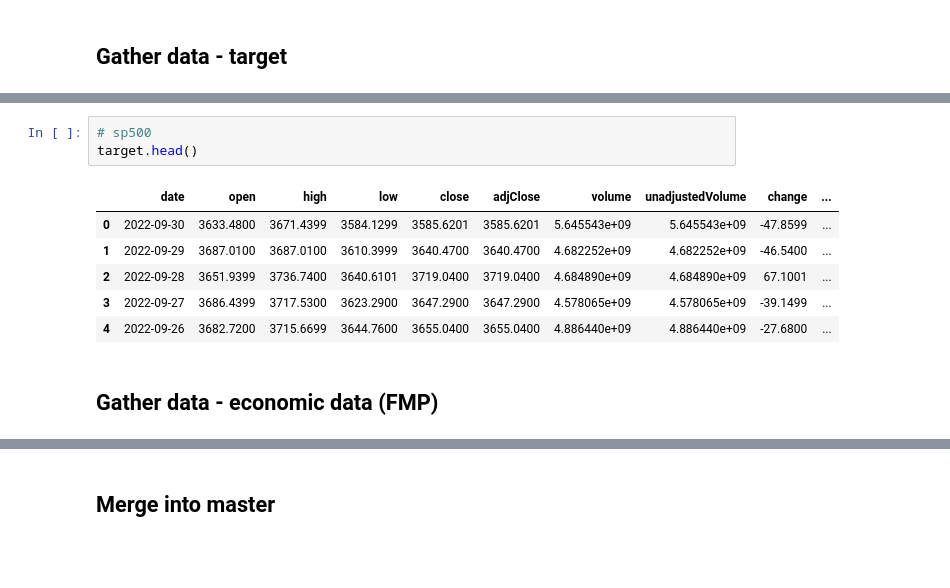
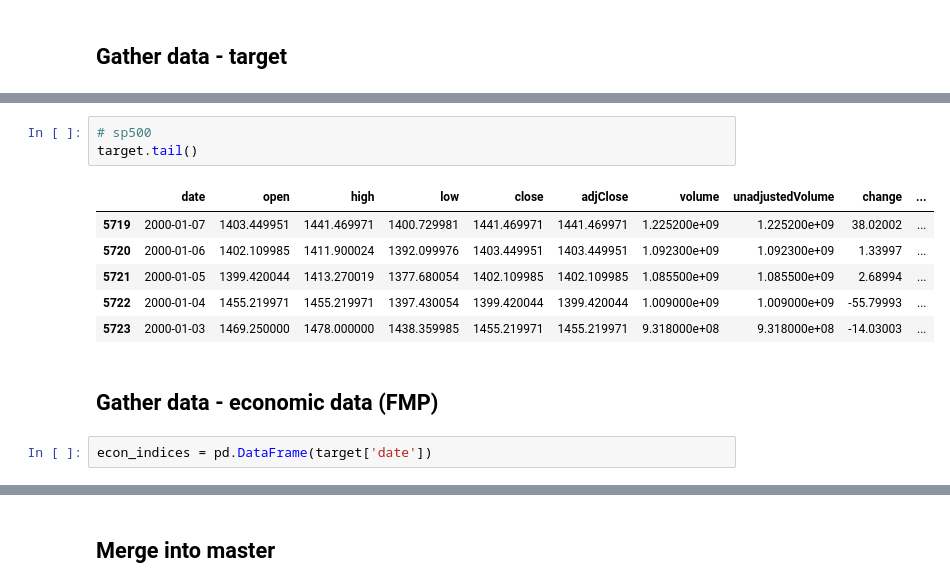
Before and after one commit to hooman34/platform, a Jupyter notebook: notebooks/00_00_make_master_dataset.ipynb, the cells around one changed output, grey strips where cells are left out. Saved outputs shown, nothing was run; the diff lists cells and outputs as text; blank space fills up the shorter version.

```diff
--- a/notebooks/00_00_make_master_dataset.ipynb
+++ b/notebooks/00_00_make_master_dataset.ipynb
@@ -37,15 +33,17 @@ target.rename(columns={"symbol":target_name}, inplace=True)
 # %%
 # sp500
-target.head()
+target.tail()
 # %% [output]
 |  | date | open | high | low | close | adjClose | volume | unadjustedVolume | change | ... |
-| 0 | 2022-09-30 | 3633.4800 | 3671.4399 | 3584.1299 | 3585.6201 | 3585.6201 | 5.645543e+09 | 5.645543e+09 | -47.8599 | ... |
-| 1 | 2022-09-29 | 3687.0100 | 3687.0100 | 3610.3999 | 3640.4700 | 3640.4700 | 4.682252e+09 | 4.682252e+09 | -46.5400 | ... |
-| 2 | 2022-09-28 | 3651.9399 | 3736.7400 | 3640.6101 | 3719.0400 | 3719.0400 | 4.684890e+09 | 4.684890e+09 | 67.1001 | ... |
-| 3 | 2022-09-27 | 3686.4399 | 3717.5300 | 3623.2900 | 3647.2900 | 3647.2900 | 4.578065e+09 | 4.578065e+09 | -39.1499 | ... |
-| 4 | 2022-09-26 | 3682.7200 | 3715.6699 | 3644.7600 | 3655.0400 | 3655.0400 | 4.886440e+09 | 4.886440e+09 | -27.6800 | ... |
+| 5719 | 2000-01-07 | 1403.449951 | 1441.469971 | 1400.729981 | 1441.469971 | 1441.469971 | 1.225200e+09 | 1.225200e+09 | 38.02002 | ... |
+| 5720 | 2000-01-06 | 1402.109985 | 1411.900024 | 1392.099976 | 1403.449951 | 1403.449951 | 1.092300e+09 | 1.092300e+09 | 1.33997 | ... |
+| 5721 | 2000-01-05 | 1399.420044 | 1413.270019 | 1377.680054 | 1402.109985 | 1402.109985 | 1.085500e+09 | 1.085500e+09 | 2.68994 | ... |
+| 5722 | 2000-01-04 | 1455.219971 | 1455.219971 | 1397.430054 | 1399.420044 | 1399.420044 | 1.009000e+09 | 1.009000e+09 | -55.79993 | ... |
+| 5723 | 2000-01-03 | 1469.250000 | 1478.000000 | 1438.359985 | 1455.219971 | 1455.219971 | 9.318000e+08 | 9.318000e+08 | -14.03003 | ... |
 # %% [markdown]
 ## Gather data - economic data (FMP)
+# %%
+econ_indices = pd.DataFrame(target['date'])
 # %%
 for i in ["GDP", "realGDP", "nominalPotentialGDP", "realGDPPerCapita",
         "federalFunds", "CPI", "inflationRate", "inflation", "retailSales", "consumerSentiment", "durableGoods",
```
Also changed, not shown: parts of 6 cells of this notebook, 6 other files.
